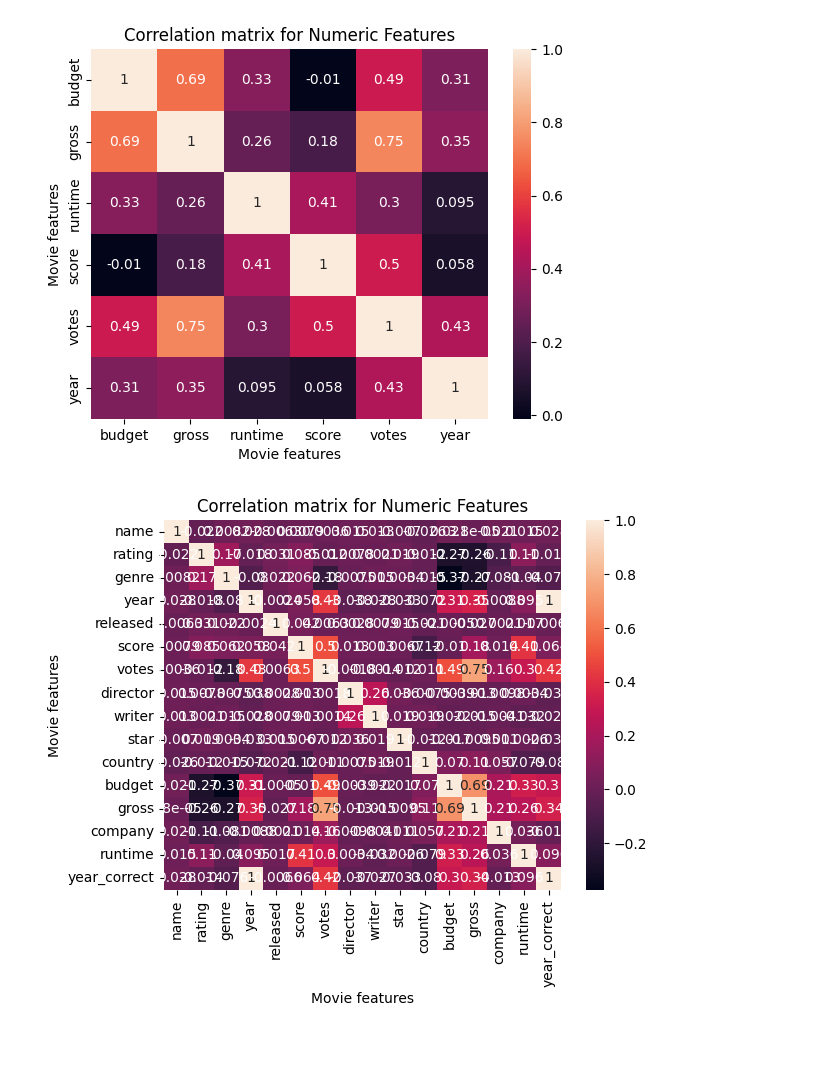
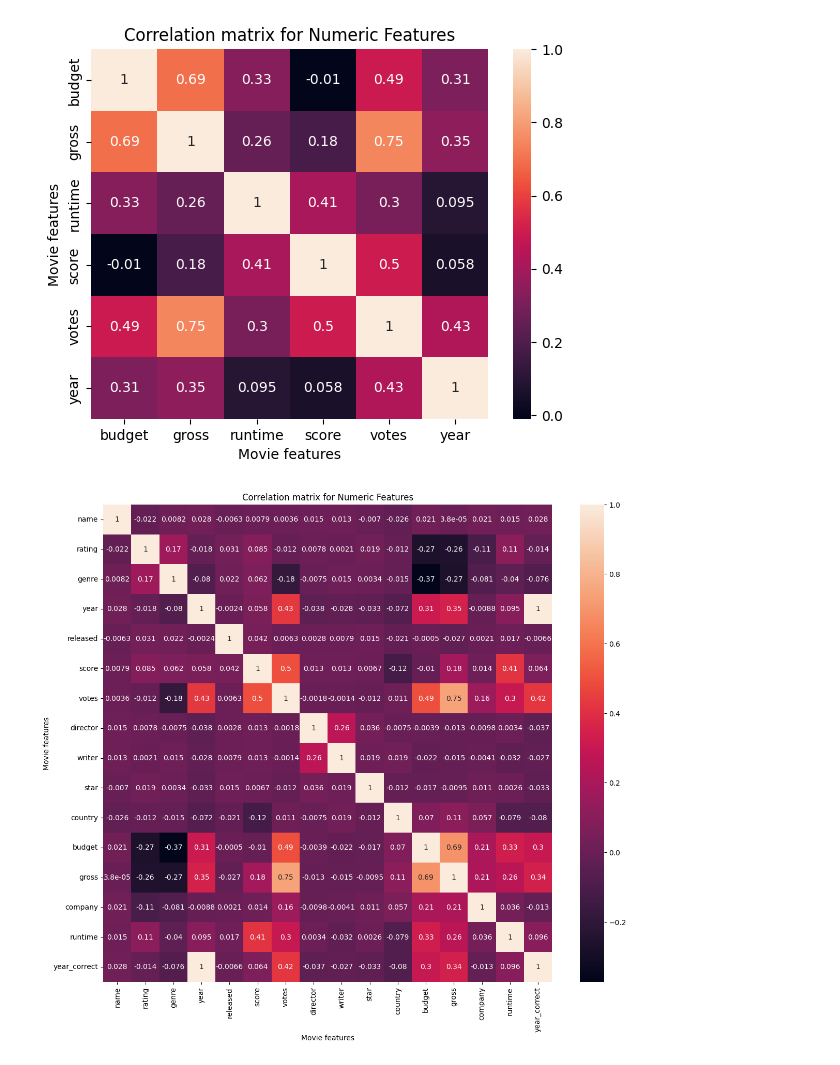
Before and after one commit to alxndr1902/EDA, a Jupyter notebook: EDA.ipynb, the cells around one changed output. Cells and saved outputs as stored; diff of their text form; code cells hidden in the pictures.

```diff
--- a/EDA.ipynb
+++ b/EDA.ipynb
@@ -177,15 +177,17 @@ for col_name in df_numerized.columns:
 df_numerized.head()
 # %%
 correlation_matrix = df_numerized.corr(method='spearman')
+
+plt.figure(figsize=(14, 12))
 
 sns.heatmap(correlation_matrix, annot = True)
 
 plt.title("Correlation matrix for Numeric Features")
 
 plt.xlabel("Movie features")
 
 plt.ylabel("Movie features")
 
 plt.show()
 # %% [output]
-[figure, old version]
+[figure, new version]
```
